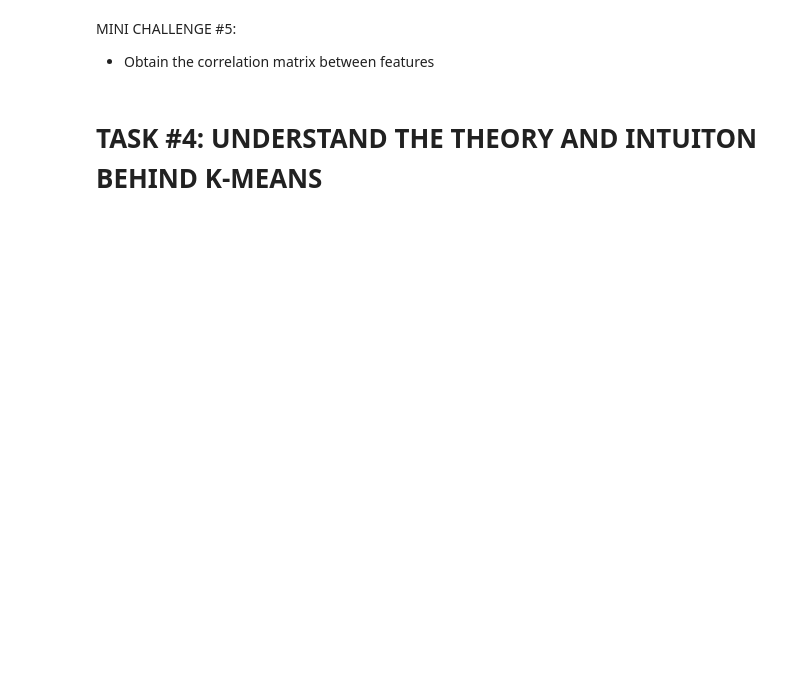
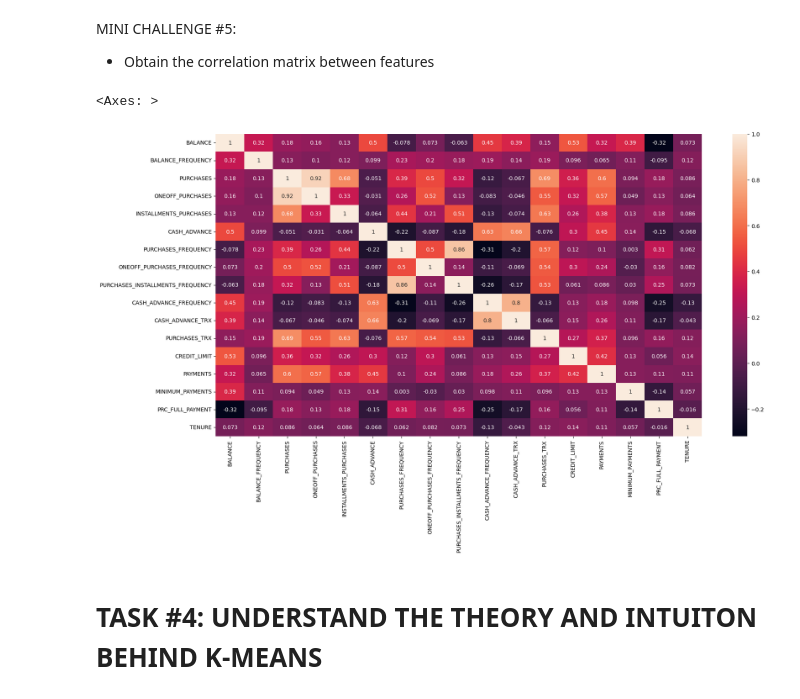
Before and after one commit to Usama-Amjad/Customer-Market-Segmentation, a Jupyter notebook: Bank_Customer_Segmentation.ipynb, the cells around one changed output. Saved outputs shown, nothing was run; the diff lists cells and outputs as text; code cells hidden in the pictures; blank space fills up the shorter version.

```diff
--- a/Bank_Customer_Segmentation.ipynb
+++ b/Bank_Customer_Segmentation.ipynb
@@ -148,6 +221,13 @@ plt.tight_layout()
 # %% [markdown]
 MINI CHALLENGE #5:
 - Obtain the correlation matrix between features
+# %%
+cn=creditcard_df.corr()
+f,ax=plt.subplots(figsize=(20,10))
+sns.heatmap(cn,annot=True)
+# %% [output]
+<Axes: >
+[figure, added]
 # %% [markdown]
 # TASK #4: UNDERSTAND THE THEORY AND INTUITON BEHIND K-MEANS
 # %% [markdown]
```
Also changed, not shown: parts of 12 cells of this notebook.
